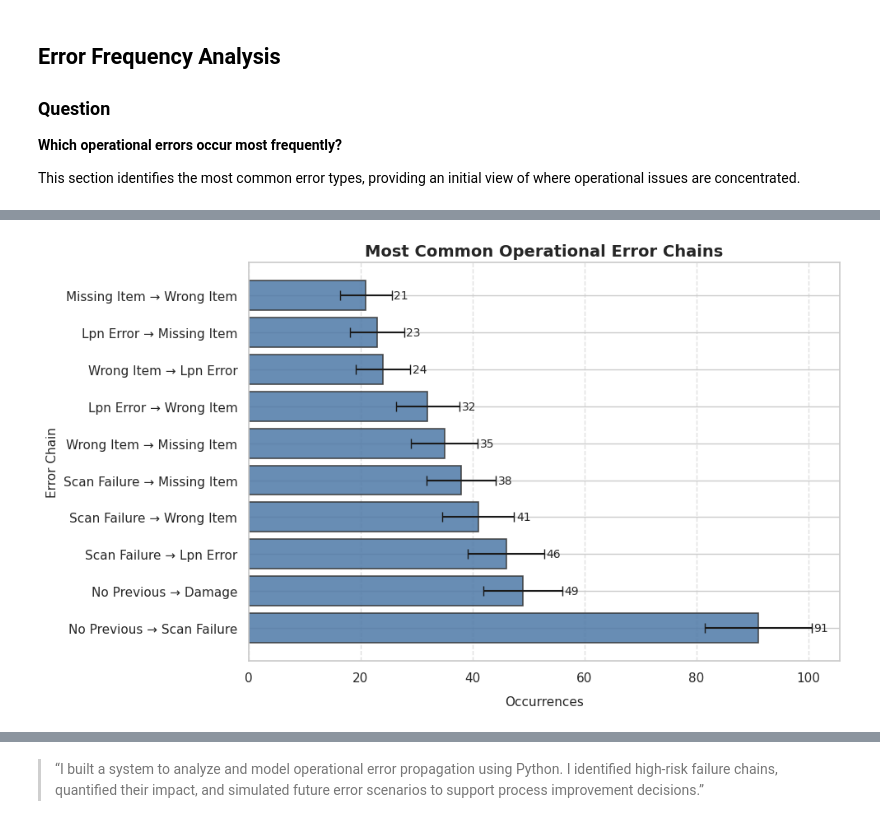
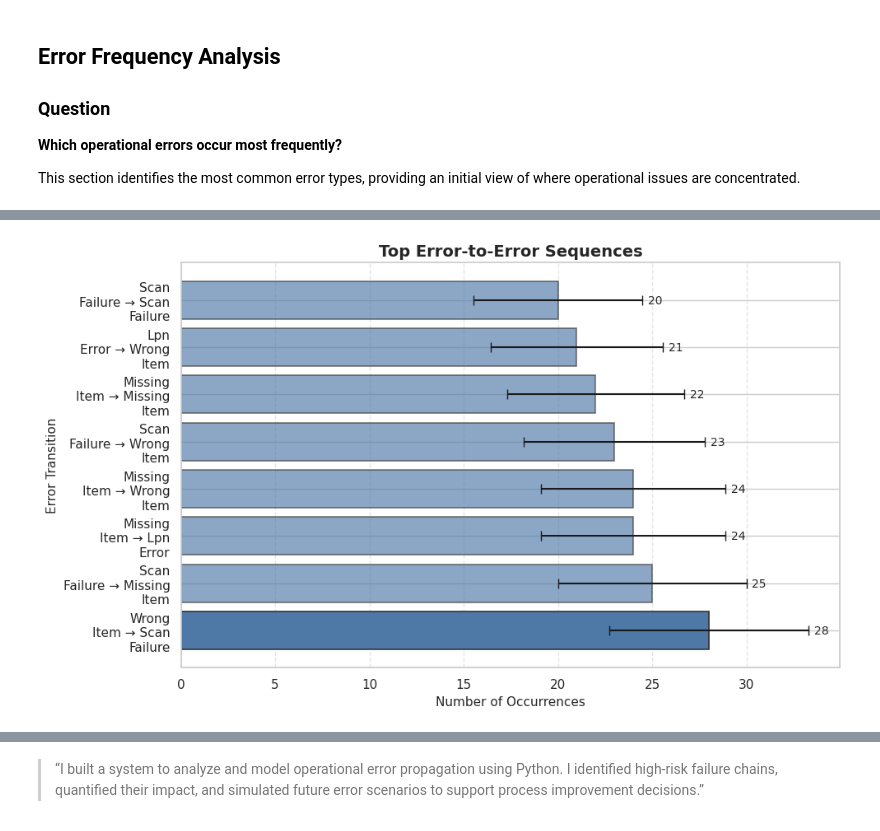
Before and after one commit to aesquivel94/operational-error-analyzer, a Jupyter notebook: warehouse_operational_error_analysis.ipynb, the cells around one changed output, grey strips where cells are left out. Cells and saved outputs as stored; diff of their text form; code cells hidden in the pictures.

```diff
--- a/warehouse_operational_error_analysis.ipynb
+++ b/warehouse_operational_error_analysis.ipynb
@@ -308,8 +303,8 @@ To ensure consistency, missing values in these fields were replaced with 0, repr
 
 This preprocessing step ensures that the dataset is complete and reliable for further analysis and modeling.
 # %%
-df["error_cost"] = df["error_cost"].fillna(0)
-df["risk_score"] = df["risk_score"].fillna(0)
+#df["error_cost"] = df["error_cost"].fillna(0)
+#df["risk_score"] = df["risk_score"].fillna(0)
 # %% [markdown]
 ## Error Frequency Analysis
 
@@ -626,0 +674,12 @@ Saved: (400, 8)
+# %%
+df['previous_error'] = df['error_type'].shift(1)
+
+top_chains = (
+    df.groupby(["previous_error", "error_type"])
+    .size()
+    .reset_index(name="count")
+    .sort_values(by="count", ascending=False)
+    .head(5)
+)
+
+top_chains
@@ -781,48 +915,80 @@ This supports the Sankey with a clearer ranked view.
 # %%
-# -----------------------------------------
-# Horizontal bar chart of top recurring chains
-# -----------------------------------------
-# This chart ranks the most common error-to-error sequences.
+# -----------------------------
+# Top recurring error chains
+# -----------------------------
 
-# Format chain labels for readability
-sankey_data["chain"] = (
-    sankey_data["previous_error"].str.replace("_", " ").str.title()
-    + " → " +
-    sankey_data["error_type"].str.replace("_", " ").str.title()
+chain_data = (
+    df.groupby(["previous_error", "error_type"])
+    .size()
+    .reset_index(name="count")
 )
 
-values = sankey_data["count"].values
-error = np.sqrt(values)  # simple count-based approximation for intervals
+# Remove non-informative transitions
+chain_data = chain_data[chain_data["previous_error"] != "no_previous"]
+
+# Sort and keep top chains
+chain_data = chain_data.sort_values("count", ascending=False).head(8)
+
+# Format labels for readability
+def format_chain_label(prev, curr):
+    return (
+        "\n".join(prev.replace("_", " ").title().split())
+        + " → " +
+        "\n".join(curr.replace("_", " ").title().split())
+    )
+
+chain_data["chain"] = [
+    format_chain_label(p, c)
+    for p, c in zip(chain_data["previous_error"], chain_data["error_type"])
+]
+values = chain_data["count"].values
+labels = chain_data["chain"].values
+
+# Approximate variability for visual context
+error = np.sqrt(values)
 
 plt.figure(figsize=(10, 6))
 
-plt.barh(
-    sankey_data["chain"],
+bars = plt.barh(
+    labels,
     values,
     xerr=error,
     capsize=4,
     color="#4E79A7",
     alpha=0.85,
     edgecolor="#333333",
     linewidth=1.2
 )
 
-# Add labels at the end of each bar
+# Highlight most frequent chain
+max_idx = values.argmax()
+for i, bar in enumerate(bars):
+    if i == max_idx:
+        bar.set_alpha(1.0)
+    else:
+        bar.set_alpha(0.65)
+
+# Display values for quick comparison
 for i, v in enumerate(values):
     plt.text(
-        v + error[i] + 0.4,
+        v + error[i] + 0.3,
         i,
-        str(v),
+        f"{v}",
         va="center",
         fontsize=10
     )
 
-plt.title("Most Common Operational Error Chains", fontsize=14, weight="bold")
-plt.xlabel("Occurrences", fontsize=11, labelpad=10)
-plt.ylabel("Error Chain", fontsize=11)
+plt.title("Top Error-to-Error Sequences", fontsize=14, weight="bold")
+plt.xlabel("Number of Occurrences", fontsize=11)
+plt.ylabel("Error Transition", fontsize=11)
 
-plt.grid(axis="x", linestyle="--", alpha=0.6)
+# Improve readability with vertical reference lines
+plt.grid(axis="x", linestyle="--", alpha=0.5)
+
+# Format x-axis
+plt.gca().xaxis.set_major_formatter(mtick.StrMethodFormatter("{x:,.0f}"))
+
 plt.tight_layout()
 plt.show()
 # %% [output]
-[figure, old version]
+[figure, new version]
```
Also changed, not shown: parts of 44 cells of this notebook.
